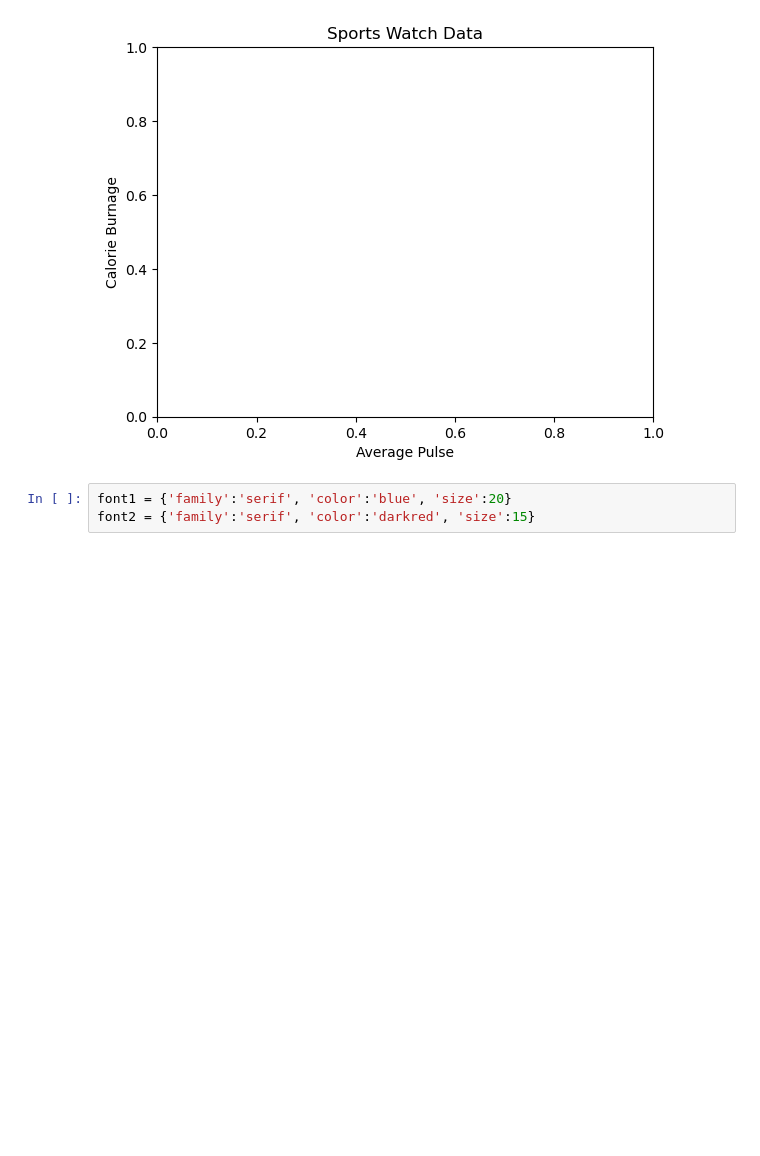
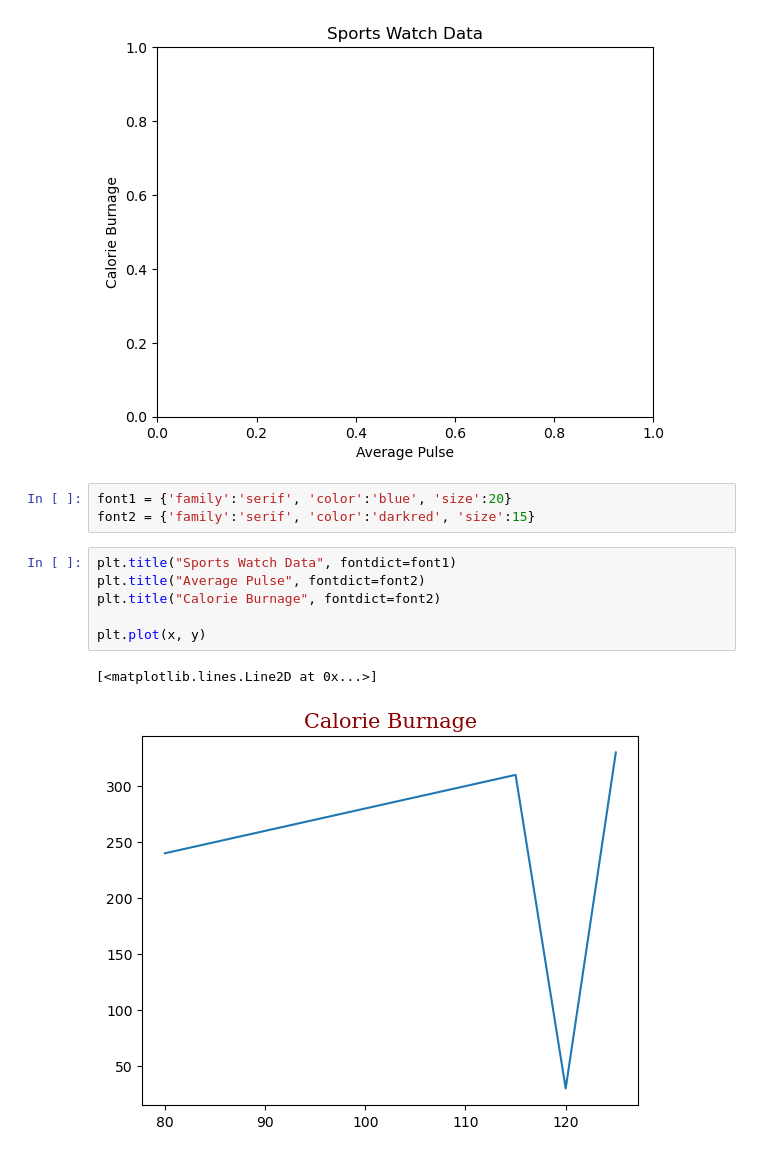
Before and after one commit to oliverjunior1/VS-Code, a Jupyter notebook: w3_treinamentos/Python/matplotlib/4_labels.ipynb, the cells around one changed output. Drawn from its saved outputs; the diff is of its cells as text; blank space fills up the shorter version.

Commit message:
Create Labels for a Plot

```diff
--- a/w3_treinamentos/Python/matplotlib/4_labels.ipynb
+++ b/w3_treinamentos/Python/matplotlib/4_labels.ipynb
@@ -35,3 +35,12 @@ Text(0, 0.5, 'Calorie Burnage')
 # %%
 font1 = {'family':'serif', 'color':'blue', 'size':20}
 font2 = {'family':'serif', 'color':'darkred', 'size':15}
+# %%
+plt.title("Sports Watch Data", fontdict=font1)
+plt.title("Average Pulse", fontdict=font2)
+plt.title("Calorie Burnage", fontdict=font2)
+
+plt.plot(x, y)
+# %% [output]
+[<matplotlib.lines.Line2D at 0x...>]
+[figure, added]
```
